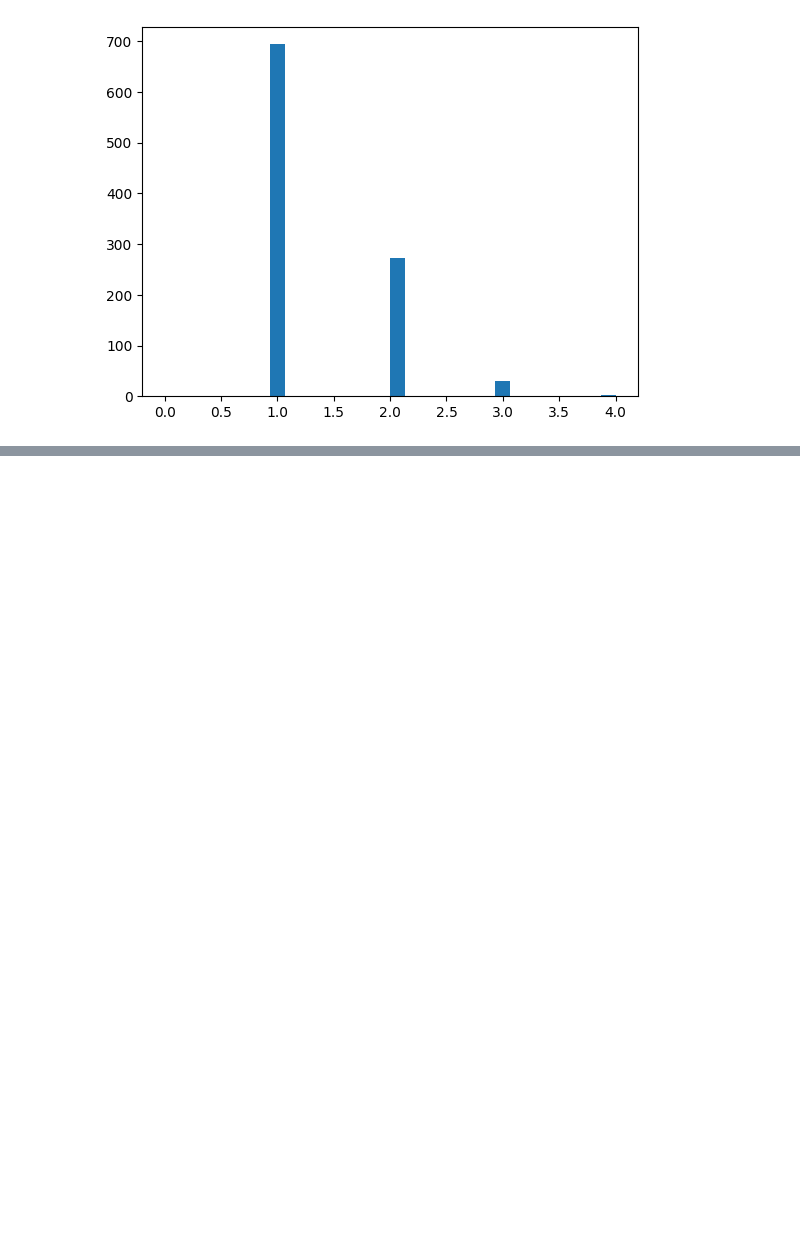
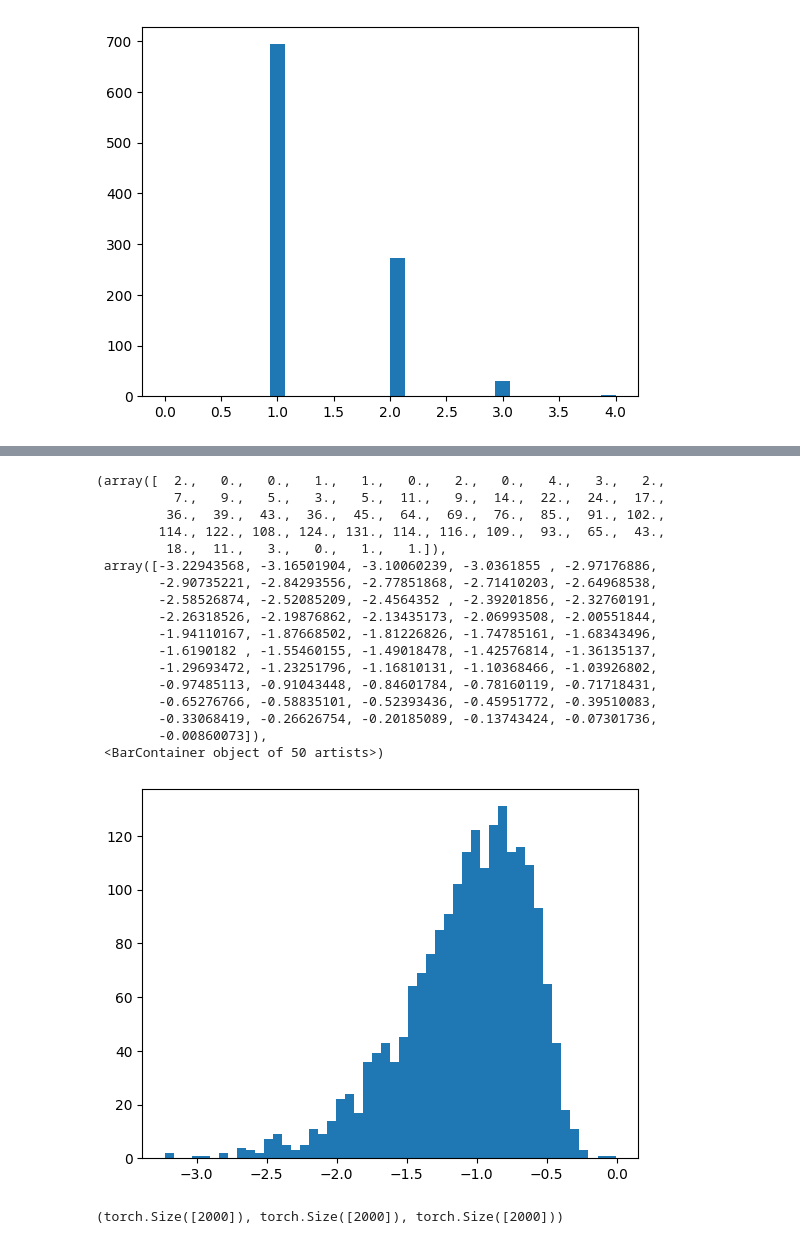
Before and after one commit to ismael-mendoza/bliss, a Jupyter notebook: experiment/notebooks/explore/check-pair-sim1.ipynb, the cells around one changed output, grey strips where cells are left out. Saved outputs shown, nothing was run; the diff lists cells and outputs as text; code cells hidden in the pictures; blank space fills up the shorter version.

```diff
--- a/experiment/notebooks/explore/check-pair-sim1.ipynb
+++ b/experiment/notebooks/explore/check-pair-sim1.ipynb
@@ -386,0 +451,30 @@ plt.hist(n_sources, bins=30)
+# %%
+plt.hist(ds['bld'][:, 0].ravel().log10(), bins=50)
+# %% [output]
+(array([  2.,   0.,   0.,   1.,   1.,   0.,   2.,   0.,   4.,   3.,   2.,
+          7.,   9.,   5.,   3.,   5.,  11.,   9.,  14.,  22.,  24.,  17.,
+         36.,  39.,  43.,  36.,  45.,  64.,  69.,  76.,  85.,  91., 102.,
+        114., 122., 108., 124., 131., 114., 116., 109.,  93.,  65.,  43.,
+         18.,  11.,   3.,   0.,   1.,   1.]),
+ array([-3.22943568, -3.16501904, -3.10060239, -3.0361855 , -2.97176886,
+        -2.90735221, -2.84293556, -2.77851868, -2.71410203, -2.64968538,
+        -2.58526874, -2.52085209, -2.4564352 , -2.39201856, -2.32760191,
+        -2.26318526, -2.19876862, -2.13435173, -2.06993508, -2.00551844,
+        -1.94110167, -1.87668502, -1.81226826, -1.74785161, -1.68343496,
+        -1.6190182 , -1.55460155, -1.49018478, -1.42576814, -1.36135137,
+        -1.29693472, -1.23251796, -1.16810131, -1.10368466, -1.03926802,
+        -0.97485113, -0.91043448, -0.84601784, -0.78160119, -0.71718431,
+        -0.65276766, -0.58835101, -0.52393436, -0.45951772, -0.39510083,
+        -0.33068419, -0.26626754, -0.20185089, -0.13743424, -0.07301736,
+        -0.00860073]),
+ <BarContainer object of 50 artists>)
+[figure, added]
+# %%
+# need to sort things first!!!!
+sorted_indices = [out['idx'] for out in ds['outs']]
+true_fluxes = ds['true_flux'][sorted_indices][:, 0, 0]
+bld = ds['bld'][sorted_indices][:, 0].ravel()
+true_snr = ds['true_snr'][sorted_indices][:, 0, 0]
+true_fluxes.shape, bld.shape, true_snr.shape
+# %% [output]
+(torch.Size([2000]), torch.Size([2000]), torch.Size([2000]))
```
Also changed, not shown: parts of 33 cells of this notebook.
